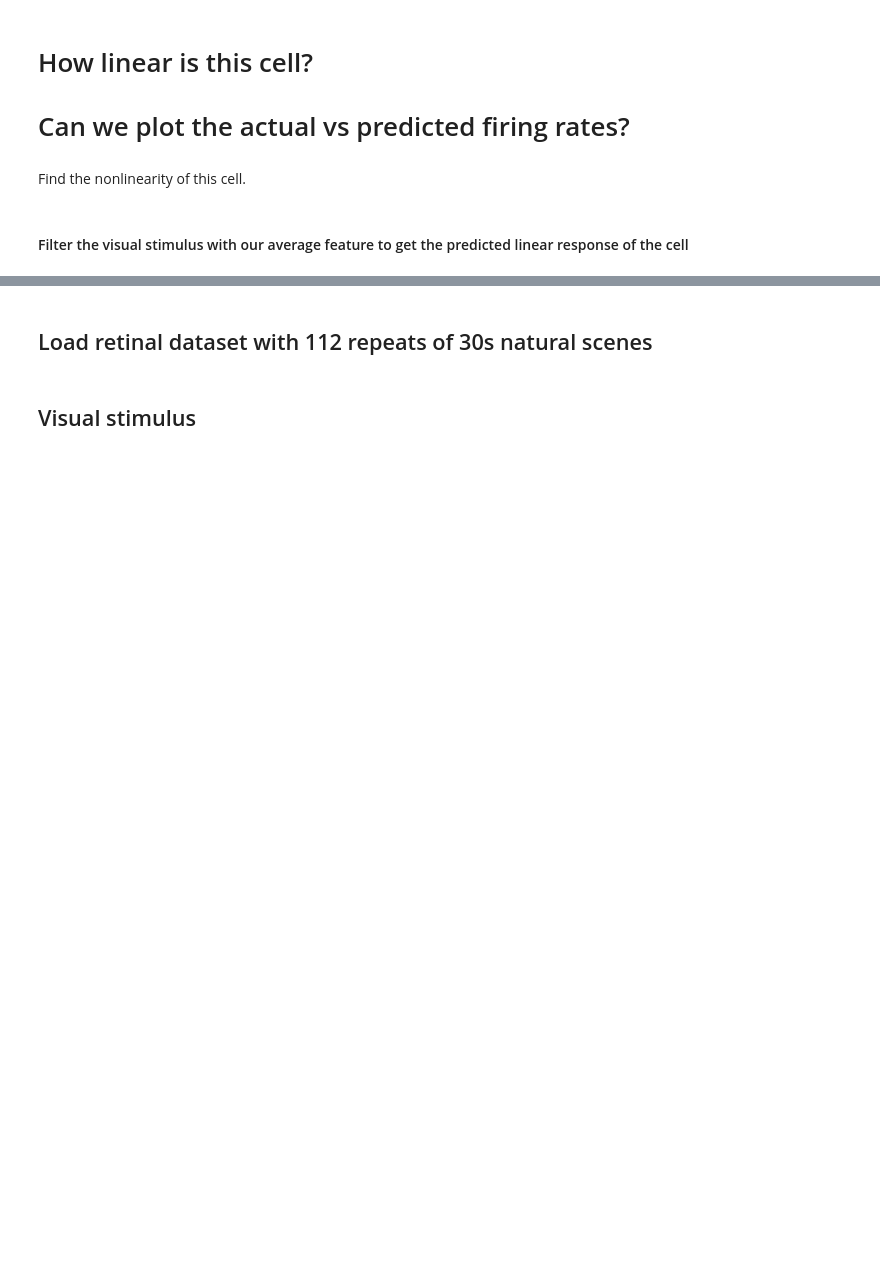
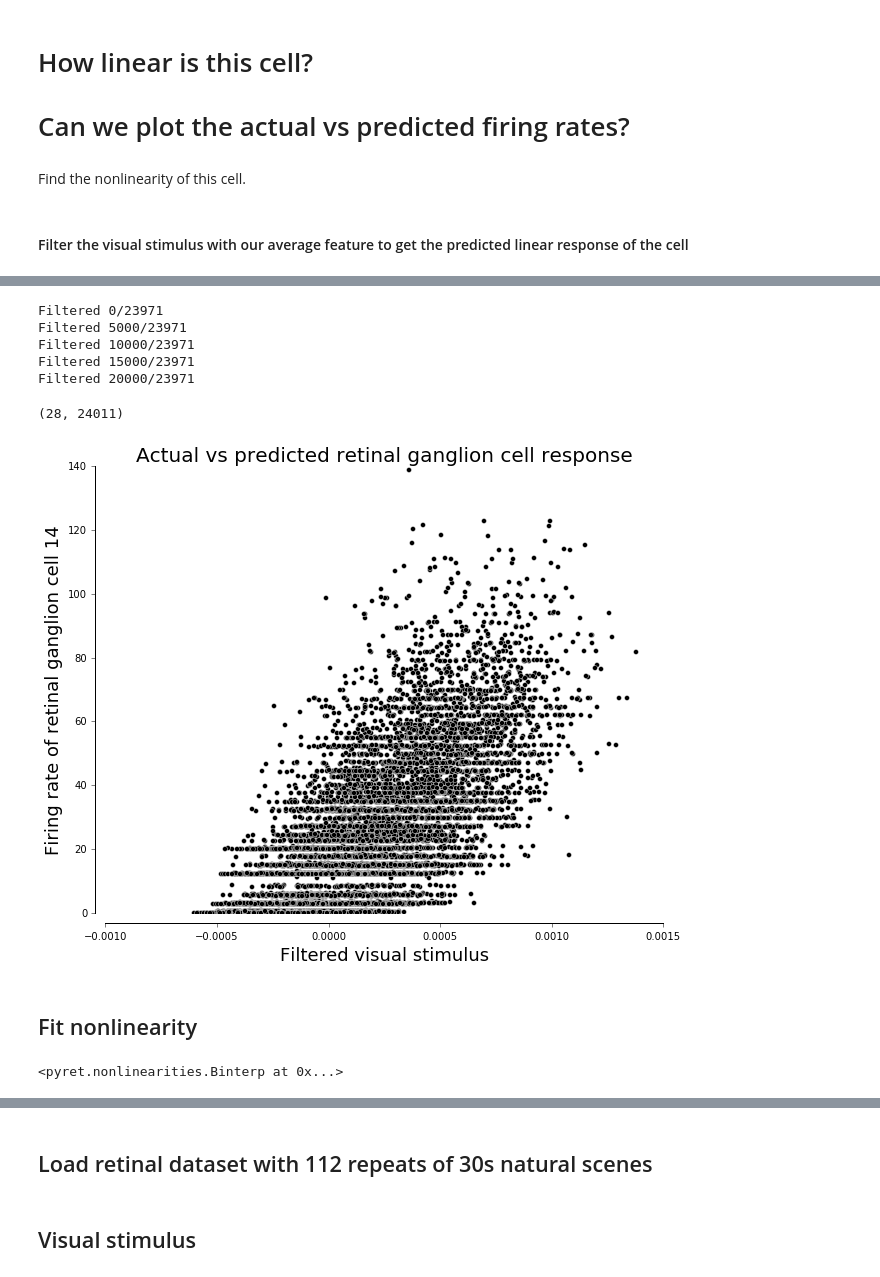
Before and after one commit to lmcintosh/deep-retina-tutorial, a Jupyter notebook: modeling retinal response variability.ipynb, the cells around one changed output, grey strips where cells are left out. Drawn from its saved outputs; the diff is of its cells as text; code cells hidden in the pictures; blank space fills up the shorter version.

```diff
--- a/modeling retinal response variability.ipynb
+++ b/modeling retinal response variability.ipynb
@@ -178,2 +192,38 @@ filtered_stim = convolve(zscored_stimulus[:100], average_feature, mode='constant
+# %%
+filtered_stim = np.zeros((zscored_stimulus.shape[0]-filter_length,))
+for t in range(zscored_stimulus.shape[0]-filter_length):
+    filtered_stim[t] = np.mean(zscored_stimulus[t:t+filter_length] * average_feature)
+    if t % 5000 == 0:
+        print('Filtered %d/%d' %(t,zscored_stimulus.shape[0]-filter_length))
+# %% [output]
+Filtered 0/23971
+Filtered 5000/23971
+Filtered 10000/23971
+Filtered 15000/23971
+Filtered 20000/23971
 # %%
-filtered_stim.shape
+whitenoise_psth.shape
+# %% [output]
+(28, 24011)
+# %%
+plt.plot(filtered_stim, whitenoise_psth[most_spiking_cell, filter_length:], 'k.', mec='w', ms=10, mew=0.4)
+plt.title('Actual vs predicted retinal ganglion cell response', fontsize=20)
+plt.xlabel('Filtered visual stimulus', fontsize=18)
+plt.ylabel('Firing rate of retinal ganglion cell %d' %most_spiking_cell, fontsize=18)
+# aesthetics
+plt.tick_params(axis='y', direction='out')
+plt.tick_params(axis='x', direction='out')
+adjust_spines(plt.gca(), ['left', 'bottom'])
+# %% [output]
+[figure, added]
+# %% [markdown]
+## Fit nonlinearity
+# %%
+# hyperparameter
+nbins = 100
+
+# fit nonlinearity
+nonlinearity = Binterp(nbins, method='linear')
+nonlinearity.fit(filtered_stim, whitenoise_psth[most_spiking_cell, filter_length:])
+# %% [output]
+<pyret.nonlinearities.Binterp at 0x...>
```
Also changed, not shown: parts of 20 cells of this notebook.
